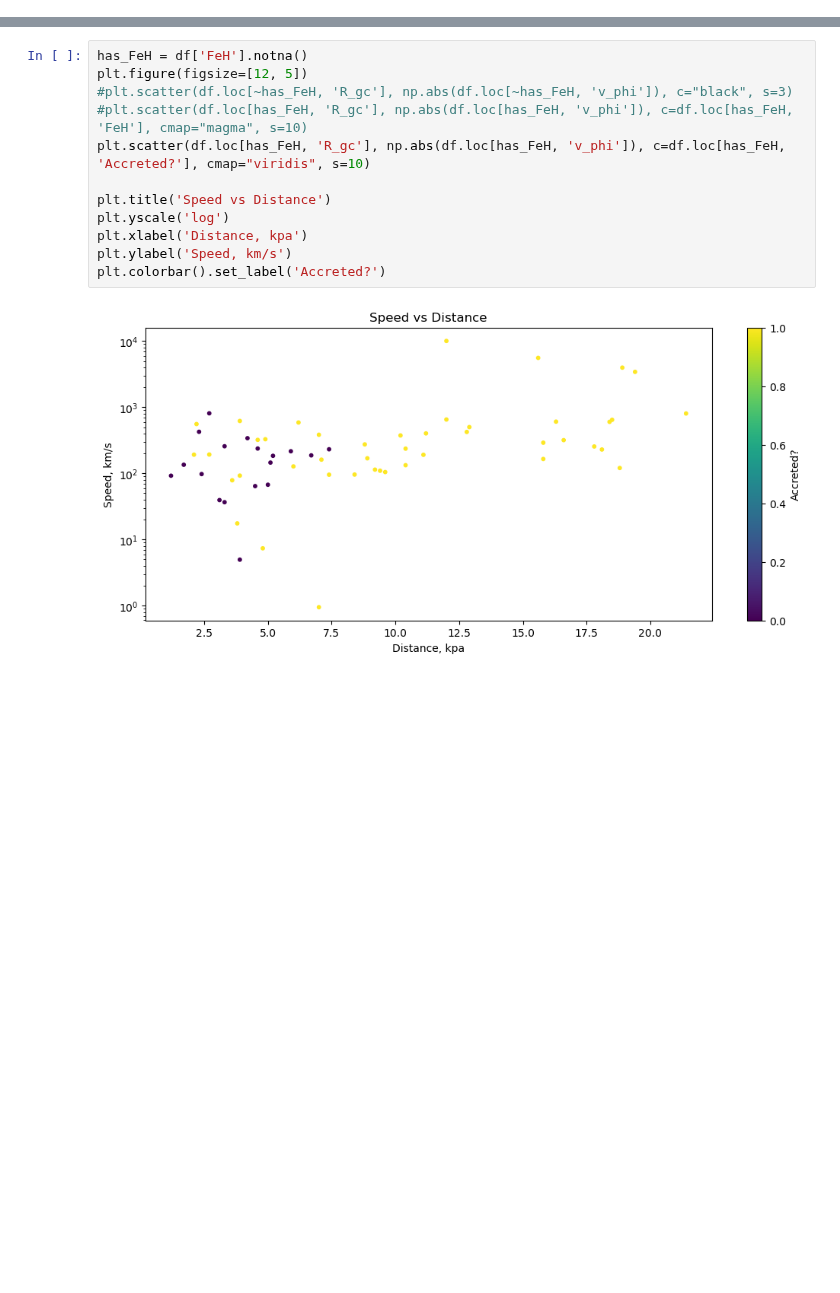
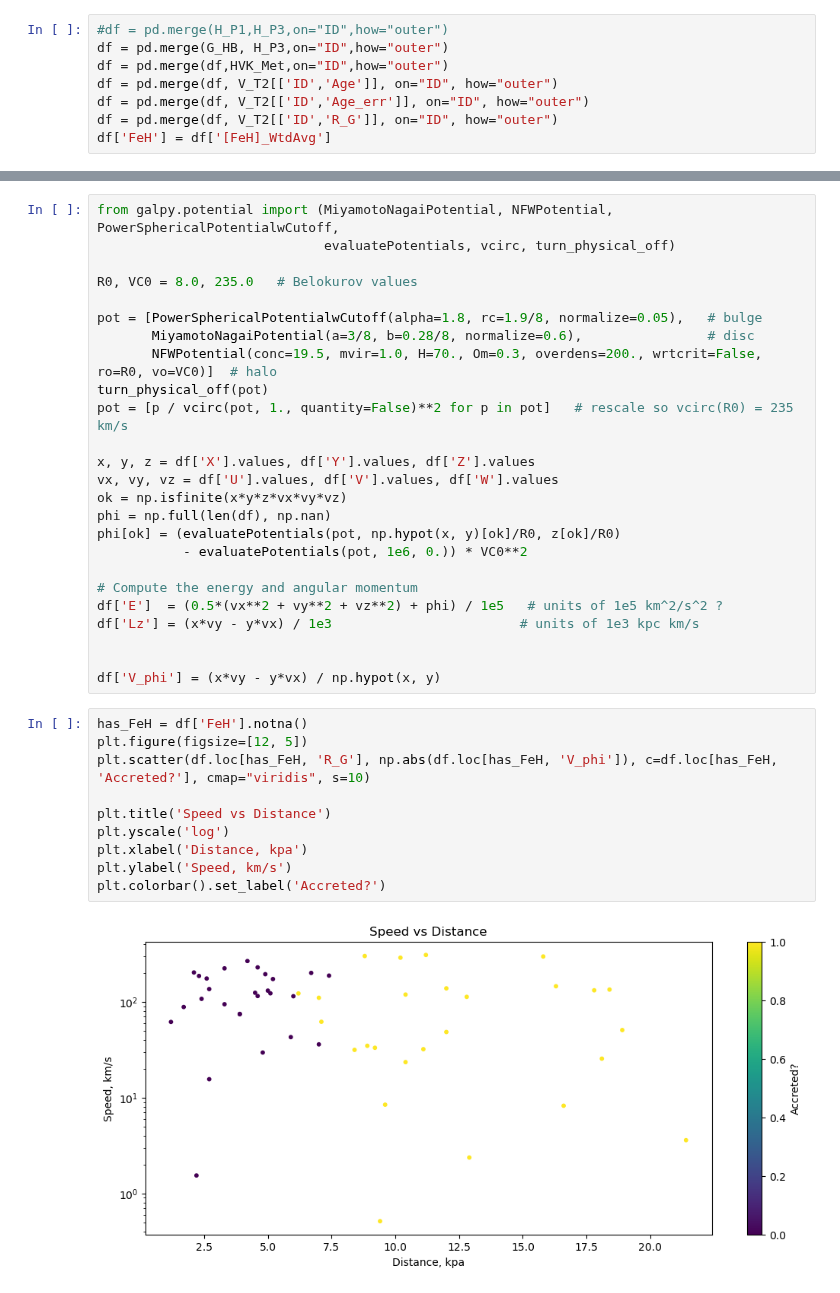
Before and after one commit to Valerii-Radchenkov/3116_Project, a Jupyter notebook: Analysis.ipynb, the cells around one changed output, grey strips where cells are left out. Saved outputs shown, nothing was run; the diff lists cells and outputs as text; blank space fills up the shorter version.

```diff
--- a/Analysis.ipynb
+++ b/Analysis.ipynb
@@ -50,0 +13,8 @@ df['v_phi'] = df['v_gsr'] / geom
+# %%
+#df = pd.merge(H_P1,H_P3,on="ID",how="outer")
+df = pd.merge(G_HB, H_P3,on="ID",how="outer")
+df = pd.merge(df,HVK_Met,on="ID",how="outer")
+df = pd.merge(df, V_T2[['ID','Age']], on="ID", how="outer")
+df = pd.merge(df, V_T2[['ID','Age_err']], on="ID", how="outer")
+df = pd.merge(df, V_T2[['ID','R_G']], on="ID", how="outer")
+df['FeH'] = df['[FeH]_WtdAvg']
@@ -51,14 +36,37 @@ df['v_phi'] = df['v_gsr'] / geom
+# %%
+from galpy.potential import (MiyamotoNagaiPotential, NFWPotential, PowerSphericalPotentialwCutoff,
+                             evaluatePotentials, vcirc, turn_physical_off)
+
+R0, VC0 = 8.0, 235.0   # Belokurov values
+
+pot = [PowerSphericalPotentialwCutoff(alpha=1.8, rc=1.9/8, normalize=0.05),   # bulge
+       MiyamotoNagaiPotential(a=3/8, b=0.28/8, normalize=0.6),                # disc
+       NFWPotential(conc=19.5, mvir=1.0, H=70., Om=0.3, overdens=200., wrtcrit=False, ro=R0, vo=VC0)]  # halo
+turn_physical_off(pot)
+pot = [p / vcirc(pot, 1., quantity=False)**2 for p in pot]   # rescale so vcirc(R0) = 235 km/s
+
+x, y, z = df['X'].values, df['Y'].values, df['Z'].values
+vx, vy, vz = df['U'].values, df['V'].values, df['W'].values
+ok = np.isfinite(x*y*z*vx*vy*vz)
+phi = np.full(len(df), np.nan)
+phi[ok] = (evaluatePotentials(pot, np.hypot(x, y)[ok]/R0, z[ok]/R0)
+           - evaluatePotentials(pot, 1e6, 0.)) * VC0**2
+
+# Compute the energy and angular momentum
+df['E']  = (0.5*(vx**2 + vy**2 + vz**2) + phi) / 1e5   # units of 1e5 km^2/s^2 ?
+df['Lz'] = (x*vy - y*vx) / 1e3                        # units of 1e3 kpc km/s
+
+
+df['V_phi'] = (x*vy - y*vx) / np.hypot(x, y)
 # %%
 has_FeH = df['FeH'].notna()
 plt.figure(figsize=[12, 5])
-#plt.scatter(df.loc[~has_FeH, 'R_gc'], np.abs(df.loc[~has_FeH, 'v_phi']), c="black", s=3)
-#plt.scatter(df.loc[has_FeH, 'R_gc'], np.abs(df.loc[has_FeH, 'v_phi']), c=df.loc[has_FeH, 'FeH'], cmap="magma", s=10)
-plt.scatter(df.loc[has_FeH, 'R_gc'], np.abs(df.loc[has_FeH, 'v_phi']), c=df.loc[has_FeH, 'Accreted?'], cmap="viridis", s=10)
+plt.scatter(df.loc[has_FeH, 'R_G'], np.abs(df.loc[has_FeH, 'V_phi']), c=df.loc[has_FeH, 'Accreted?'], cmap="viridis", s=10)
 
 plt.title('Speed vs Distance')
 plt.yscale('log')
 plt.xlabel('Distance, kpa')
 plt.ylabel('Speed, km/s')
 plt.colorbar().set_label('Accreted?')
 # %% [output]
-[figure, old version]
+[figure, new version]
```
Also changed, not shown: parts of 12 cells of this notebook, 8 other files.
